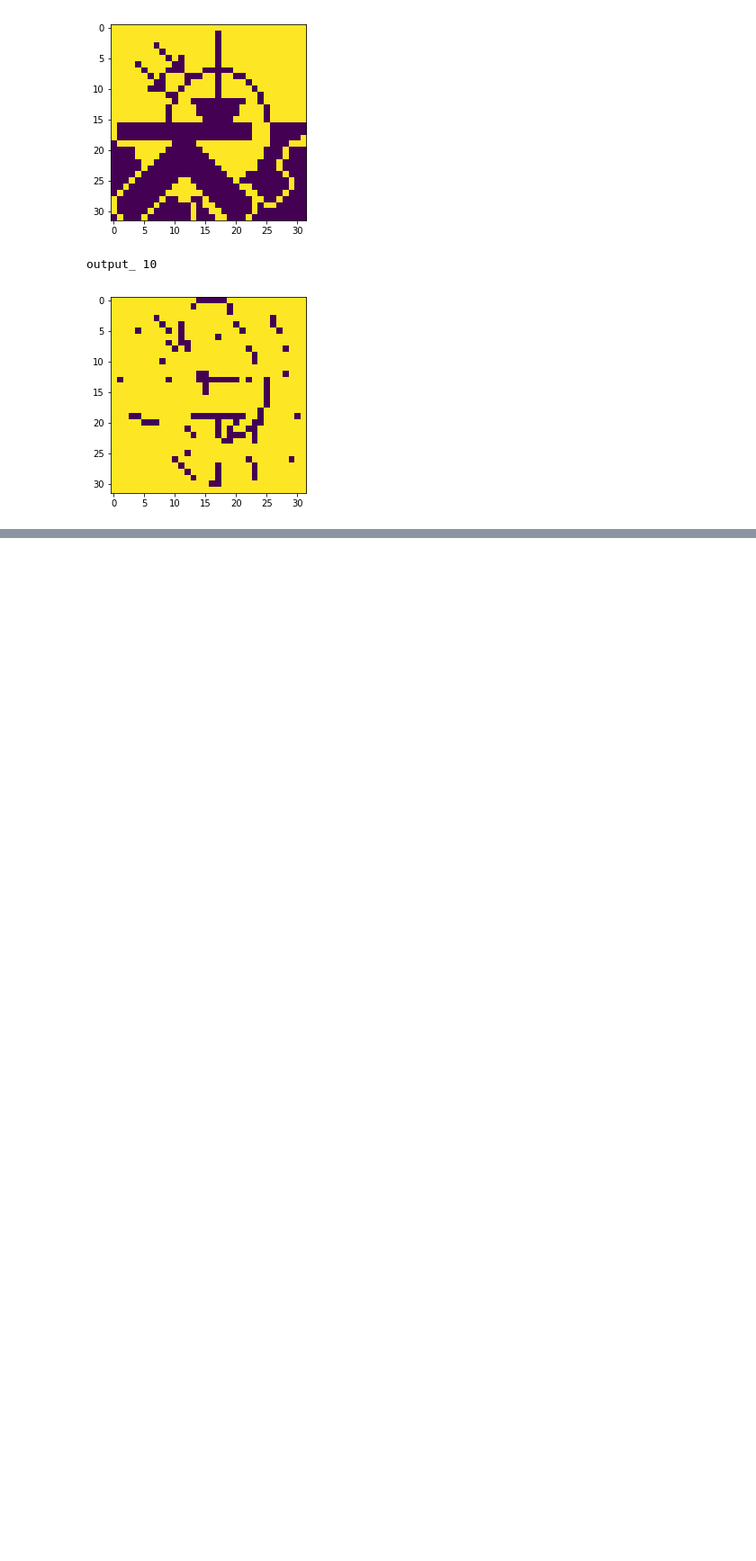
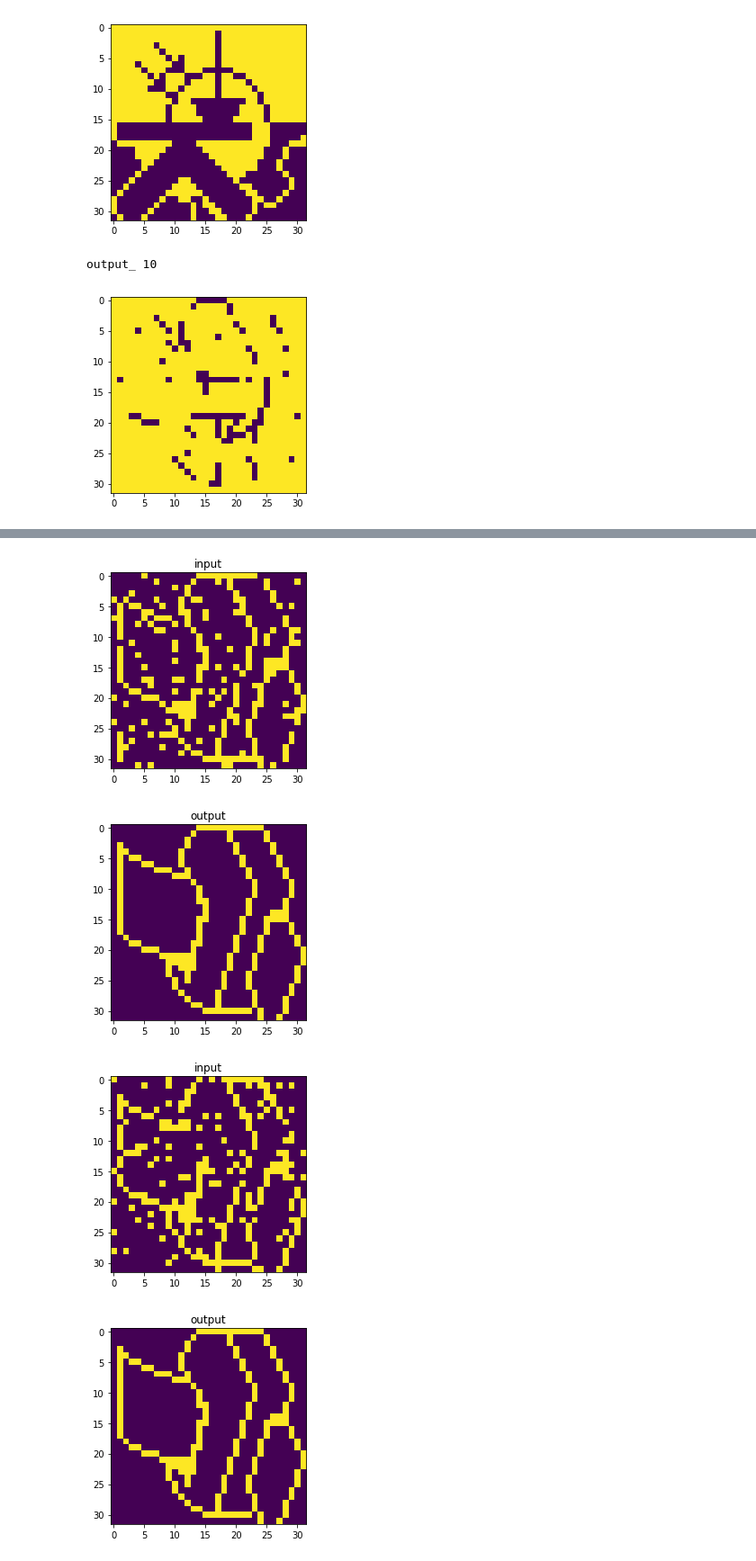
Before and after one commit to physics31415926/DD2437_ANN, a Jupyter notebook: Lab3/2.ipynb, the cells around one changed output, grey strips where cells are left out. Shown: that part at 90% size. Drawn from its saved outputs; the diff is of its cells as text; code cells hidden in the pictures; blank space fills up the shorter version.

```diff
--- a/Lab3/2.ipynb
+++ b/Lab3/2.ipynb
@@ -85,0 +108,22 @@ array([-1, -1, -1, ..., -1, -1, -1])
+# %%
+errors=[]
+for i in range(2,8):
+    test1 = Hopfield_net(inputs[:i])
+    x = add_noise(inputs[0],0.1)
+    y = test1.predict(x)
+    plt.imshow(x.reshape((32,32)))
+    plt.title("input")
+    plt.show()
+    plt.title("output")
+    plt.imshow(y.reshape((32,32)))
+    plt.show()
+    errors.append(np.sum(np.where(y!=inputs[0],1,0)))
+plt.plot([i for i in range(2,8)],errors)
+plt.xlabel("#pictures added")
+plt.ylabel("#errors")
+plt.show()
+# %% [output]
+[figure, added]
+[figure, added]
+[figure, added]
+[figure, added]
```
Also changed, not shown: parts of 9 cells of this notebook.
